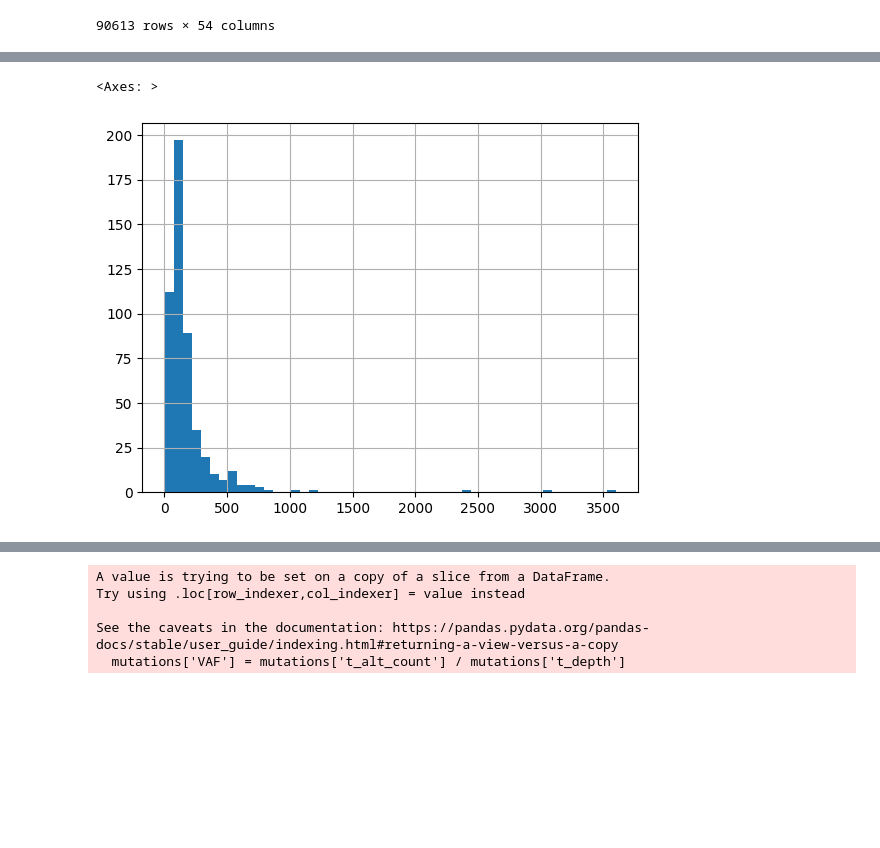
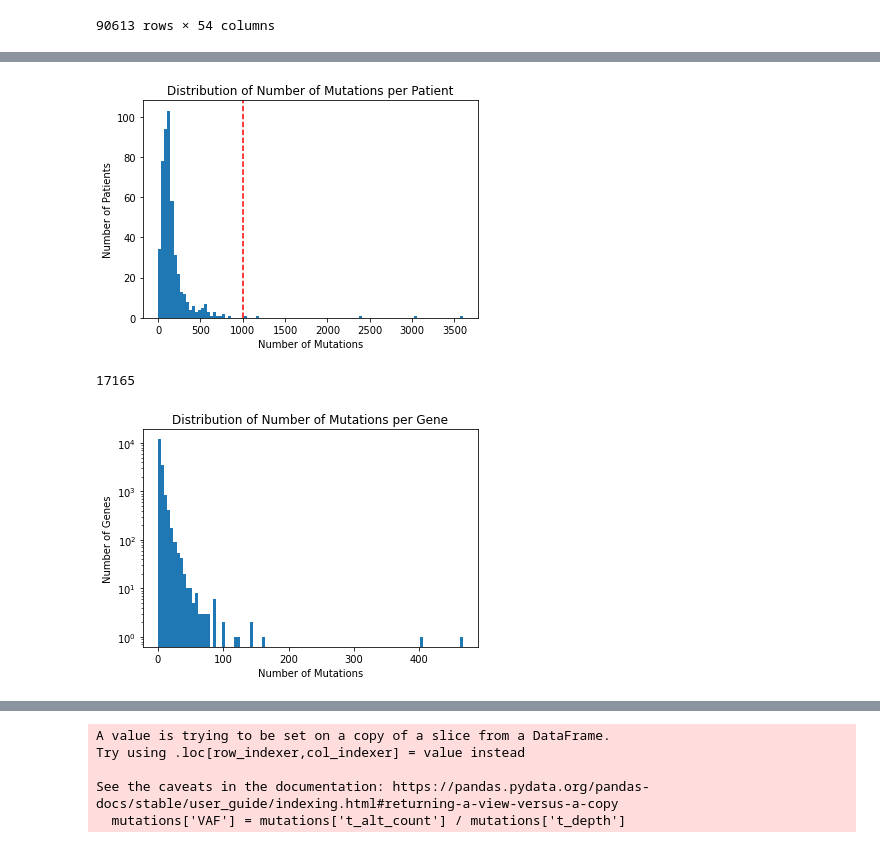
Before and after one commit to Harrison-Q-Ma/BNFO285_Projects, a Jupyter notebook: project_2/Harrison/analysis/analysis.ipynb, the cells around one changed output, grey strips where cells are left out. Saved outputs shown, nothing was run; the diff lists cells and outputs as text; code cells hidden in the pictures; blank space fills up the shorter version.

Commit message:
new figures

```diff
--- a/project_2/Harrison/analysis/analysis.ipynb
+++ b/project_2/Harrison/analysis/analysis.ipynb
@@ -121,5 +135,29 @@ mutations['CALLERS_COUNT_ADJUSTED'].hist()
 # %%
-mutations['patient_id'].value_counts().hist(bins=50)
+
+# make a line at 1000
+import matplotlib.pyplot as plt
+plt.axvline(x=1000, color='r', linestyle='--')
+mutations['patient_id'].value_counts().hist(bins=100)
+plt.xlabel('Number of Mutations')
+plt.ylabel('Number of Patients')
+plt.title('Distribution of Number of Mutations per Patient')
+plt.grid(None)
+plt.show()
 # %% [output]
-<Axes: >
-[figure, old version]
+[figure, new version]
+# %%
+len(mutations['Hugo_Symbol'].unique())
+# %% [output]
+17165
+# %%
+import matplotlib.pyplot as plt
+from py import log
+#plt.axvline(x=1000, color='r', linestyle='--')
+mutations['Hugo_Symbol'].value_counts().hist(bins=100, log=True)
+plt.xlabel('Number of Mutations')
+plt.ylabel('Number of Genes')
+plt.title('Distribution of Number of Mutations per Gene')
+plt.grid(None)
+plt.show()
+# %% [output]
+[figure, added]
```
Also changed, not shown: parts of 17 cells of this notebook, 1 other file.
